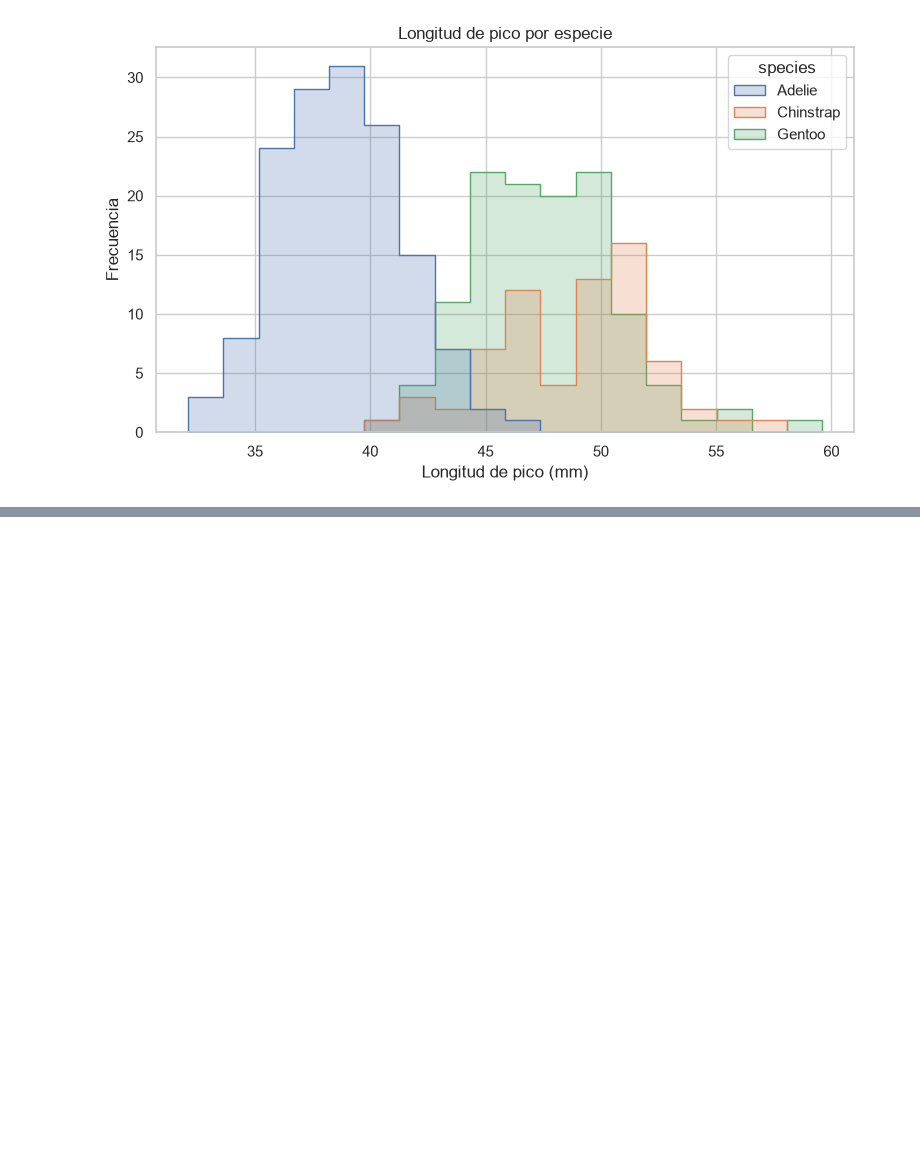
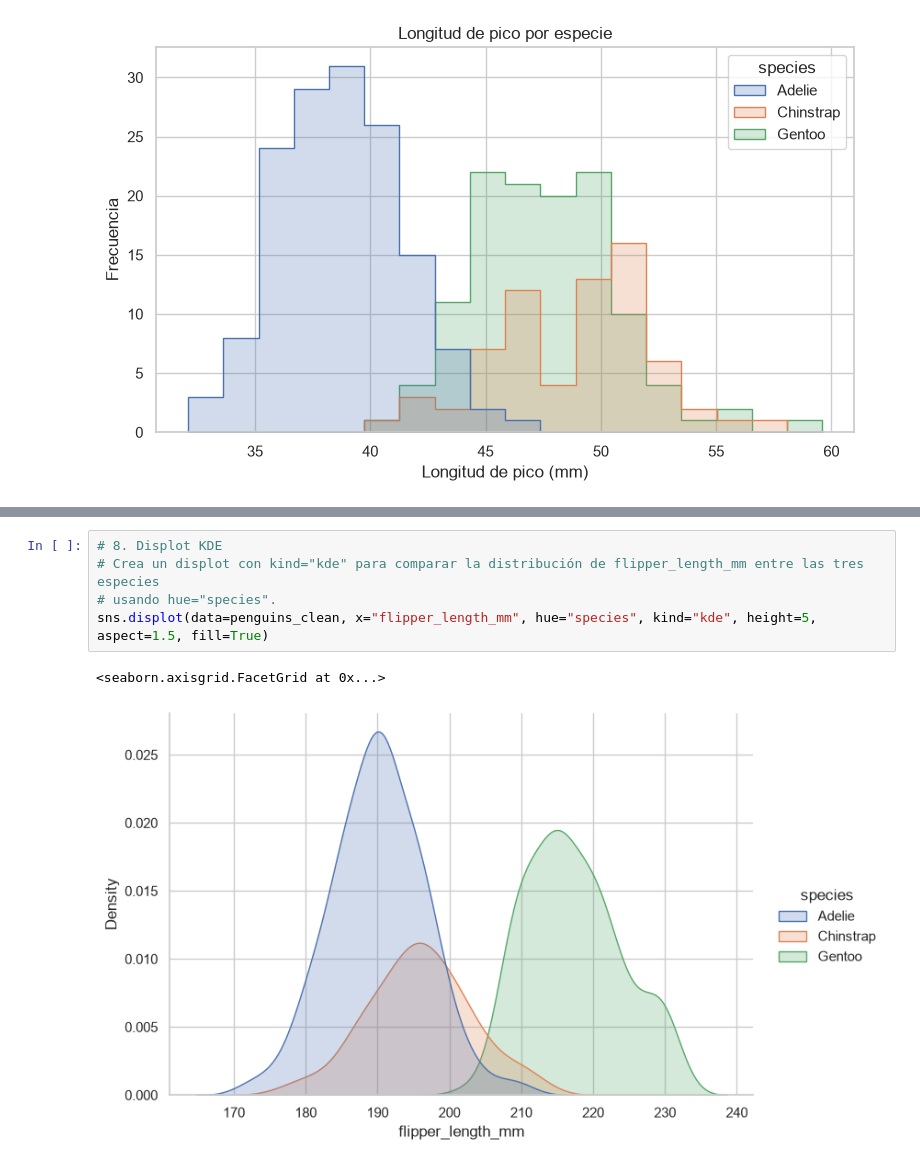
Before and after one commit to marcell-llerena/datascience-g8, a Jupyter notebook: notebooks/20260819_29_ejercicios_seaborn.ipynb, the cells around one changed output, grey strips where cells are left out. Saved outputs shown, nothing was run; the diff lists cells and outputs as text; blank space fills up the shorter version.

```diff
--- a/notebooks/20260819_29_ejercicios_seaborn.ipynb
+++ b/notebooks/20260819_29_ejercicios_seaborn.ipynb
@@ -153,0 +178,8 @@ plt.show()
+# %%
+# 8. Displot KDE
+# Crea un displot con kind="kde" para comparar la distribución de flipper_length_mm entre las tres especies
+# usando hue="species".
+sns.displot(data=penguins_clean, x="flipper_length_mm", hue="species", kind="kde", height=5, aspect=1.5, fill=True)
+# %% [output]
+<seaborn.axisgrid.FacetGrid at 0x...>
+[figure, added]
```
Also changed, not shown: parts of 8 cells of this notebook.
